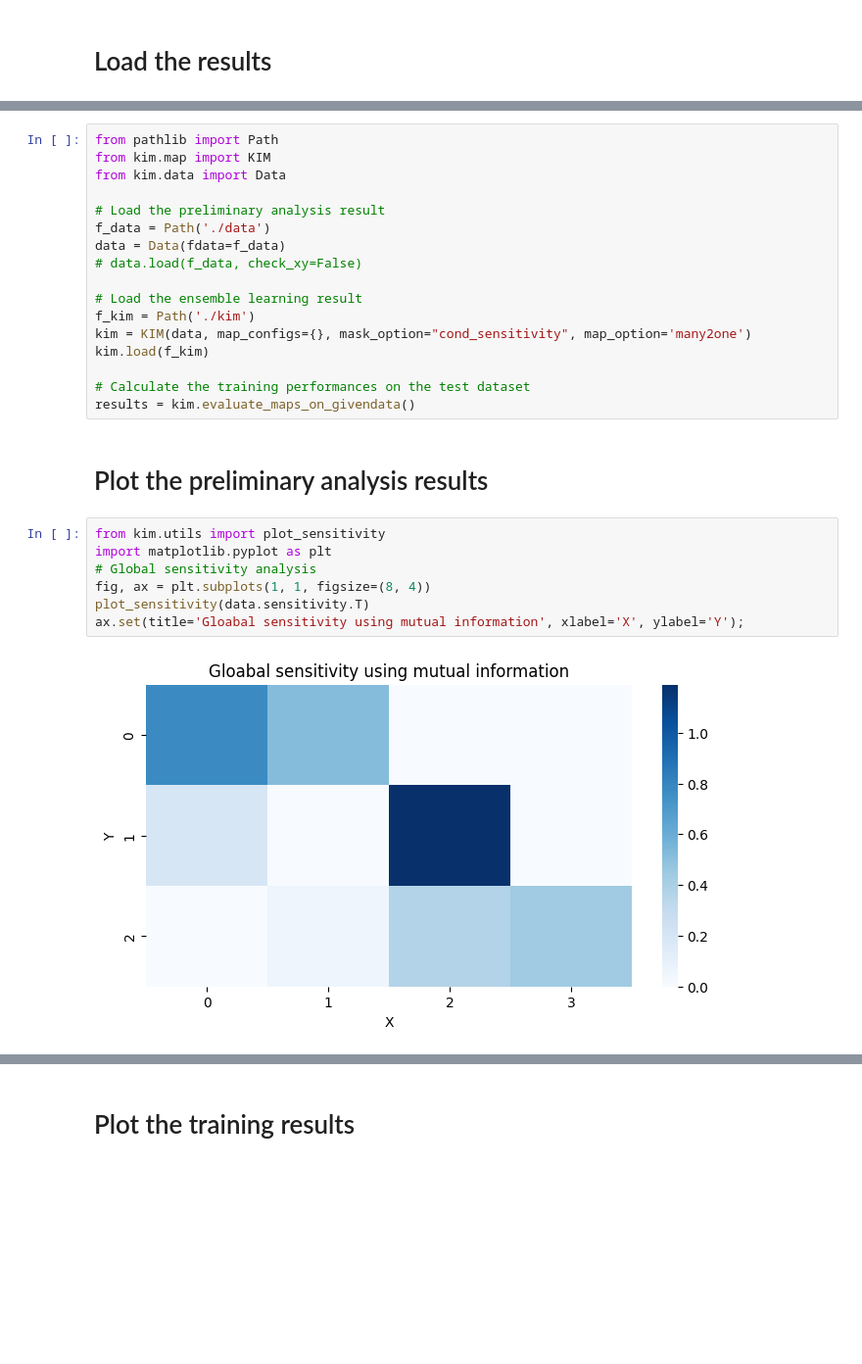
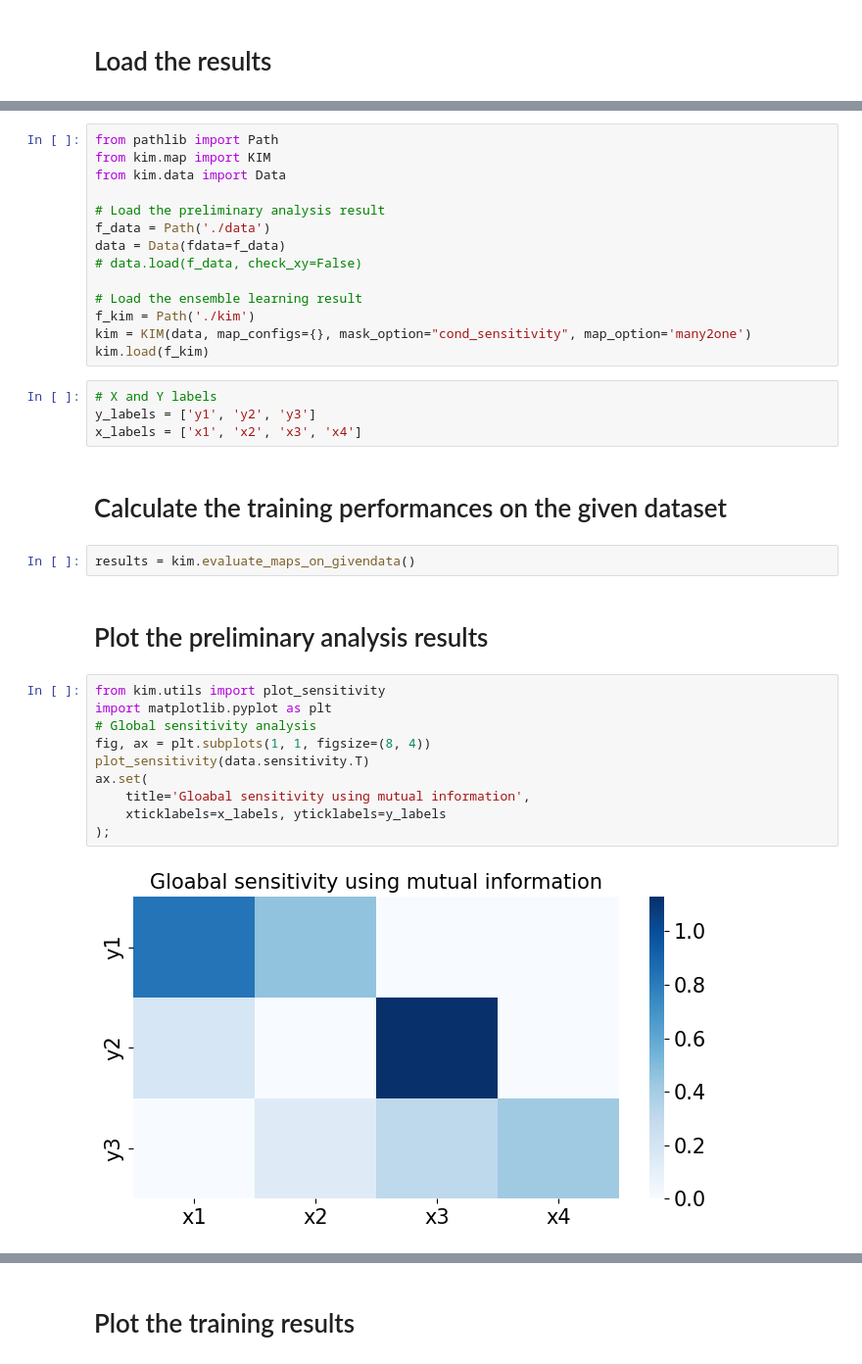
Before and after one commit to PeishiJiang/KIM, a Jupyter notebook: examples/tutorial/postprocessing.ipynb, the cells around one changed output, grey strips where cells are left out. Shown at 98% size. Cells and saved outputs as stored; diff of their text form; blank space fills up the shorter version.

```diff
--- a/examples/tutorial/postprocessing.ipynb
+++ b/examples/tutorial/postprocessing.ipynb
@@ -22,20 +16,28 @@ data = Data(fdata=f_data)
 f_kim = Path('./kim')
 kim = KIM(data, map_configs={}, mask_option="cond_sensitivity", map_option='many2one')
 kim.load(f_kim)
-
-# Calculate the training performances on the test dataset
-results = kim.evaluate_maps_on_givendata()
+# %%
+# X and Y labels
+y_labels = ['y1', 'y2', 'y3']
+x_labels = ['x1', 'x2', 'x3', 'x4']
+# %% [markdown]
+# Calculate the training performances on the given dataset
+# %%
+results = kim.evaluate_maps_on_givendata()
 # %% [markdown]
 # Plot the preliminary analysis results
 # %%
 from kim.utils import plot_sensitivity
 import matplotlib.pyplot as plt
 # Global sensitivity analysis
 fig, ax = plt.subplots(1, 1, figsize=(8, 4))
 plot_sensitivity(data.sensitivity.T)
-ax.set(title='Gloabal sensitivity using mutual information', xlabel='X', ylabel='Y');
+ax.set(
+    title='Gloabal sensitivity using mutual information',
+    xticklabels=x_labels, yticklabels=y_labels
+);
 # %% [output]
-[figure, old version]
+[figure, new version]
 # %%
 from kim.utils import plot_sensitivity_mask
 # Global sensitivity + redundancy filtering check
```
Also changed, not shown: parts of 3 cells of this notebook, 8 other files.
